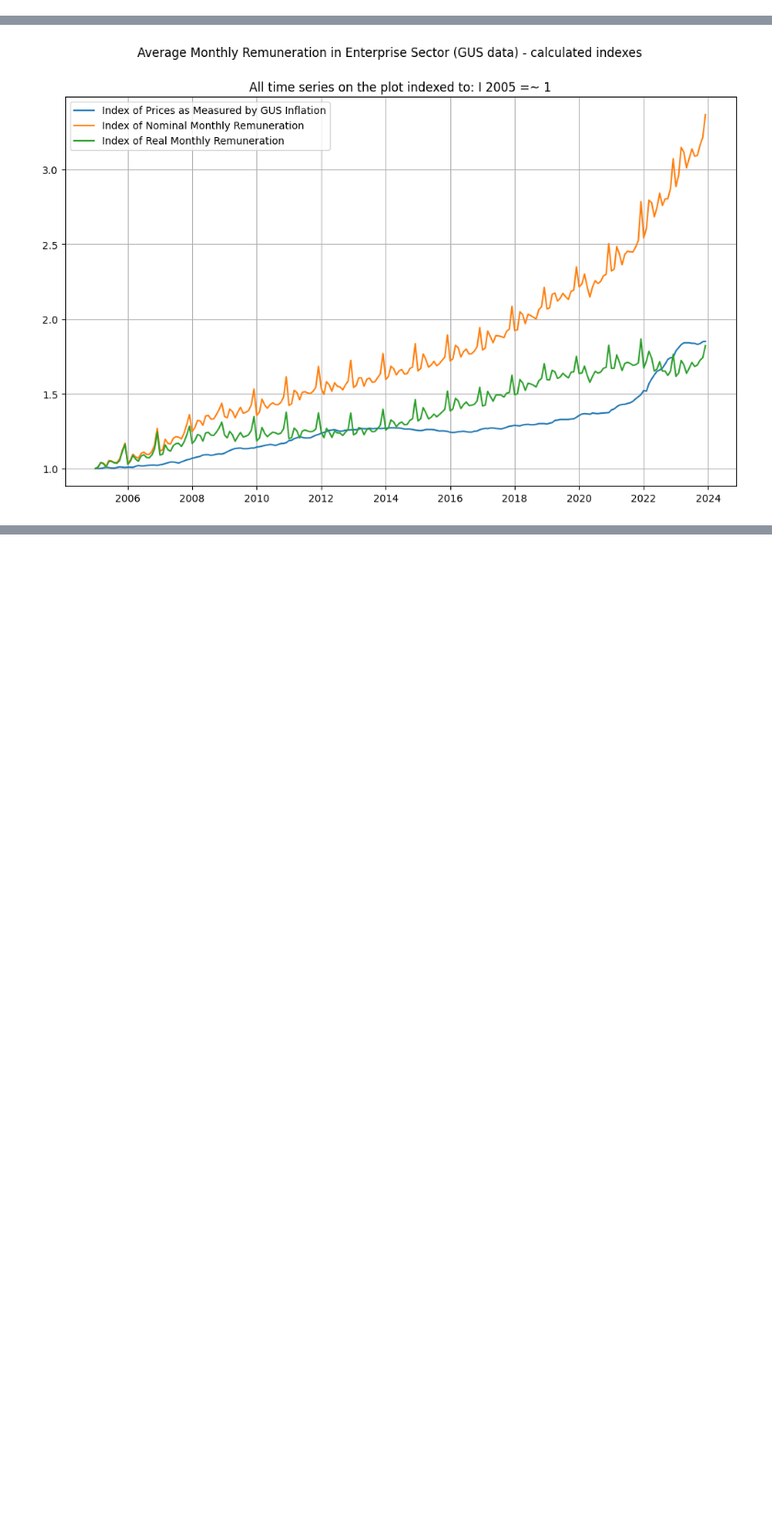
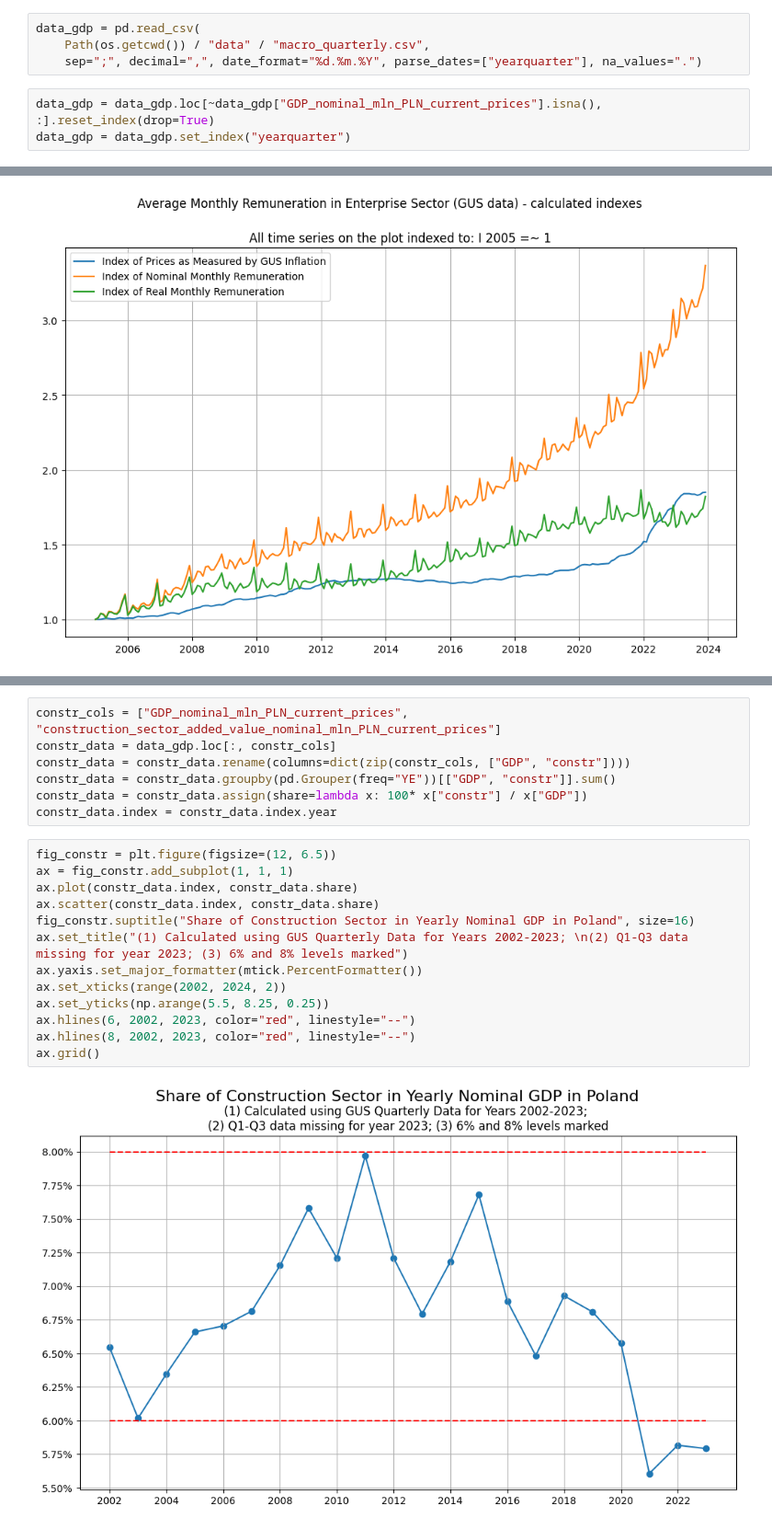
Before and after one commit to wegar-2/python.jupyter.notebooks, a Jupyter notebook: analyses_01_inflation_Poland_covid_and_war.ipynb, the cells around one changed output, grey strips where cells are left out. Shown: that part at 92% size. Saved outputs shown, nothing was run; the diff lists cells and outputs as text; blank space fills up the shorter version.

Commit message:
Added share of construction sector in nominal GDP chart in a notebook

```diff
--- a/inflation_Poland_covid_and_war.ipynb
+++ b/analyses_01_inflation_Poland_covid_and_war.ipynb
@@ -31,3 +31,10 @@ data.tail(2)
+# %%
+data_gdp = pd.read_csv(
+    Path(os.getcwd()) / "data" / "macro_quarterly.csv",
+    sep=";", decimal=",", date_format="%d.%m.%Y", parse_dates=["yearquarter"], na_values=".")
+# %%
+data_gdp = data_gdp.loc[~data_gdp["GDP_nominal_mln_PLN_current_prices"].isna(), :].reset_index(drop=True)
+data_gdp = data_gdp.set_index("yearquarter")
 # %% [markdown]
 ## 2. Quick Look at the Full History of GUS CPI Inflation
 # %%
@@ -145,0 +157,22 @@ Text(0.5, 0.98, 'Average Monthly Remuneration in Enterprise Sector (GUS data) -
+# %%
+constr_cols = ["GDP_nominal_mln_PLN_current_prices", "construction_sector_added_value_nominal_mln_PLN_current_prices"]
+constr_data = data_gdp.loc[:, constr_cols]
+constr_data = constr_data.rename(columns=dict(zip(constr_cols, ["GDP", "constr"])))
+constr_data = constr_data.groupby(pd.Grouper(freq="YE"))[["GDP", "constr"]].sum()
+constr_data = constr_data.assign(share=lambda x: 100* x["constr"] / x["GDP"])
+constr_data.index = constr_data.index.year
+# %%
+fig_constr = plt.figure(figsize=(12, 6.5))
+ax = fig_constr.add_subplot(1, 1, 1)
+ax.plot(constr_data.index, constr_data.share)
+ax.scatter(constr_data.index, constr_data.share)
+fig_constr.suptitle("Share of Construction Sector in Yearly Nominal GDP in Poland", size=16)
+ax.set_title("(1) Calculated using GUS Quarterly Data for Years 2002-2023; \n(2) Q1-Q3 data missing for year 2023; (3) 6% and 8% levels marked")
+ax.yaxis.set_major_formatter(mtick.PercentFormatter())
+ax.set_xticks(range(2002, 2024, 2))
+ax.set_yticks(np.arange(5.5, 8.25, 0.25))
+ax.hlines(6, 2002, 2023, color="red", linestyle="--")
+ax.hlines(8, 2002, 2023, color="red", linestyle="--")
+ax.grid()
+# %% [output]
+[figure, added]
```
Also changed, not shown: parts of 24 cells of this notebook.
